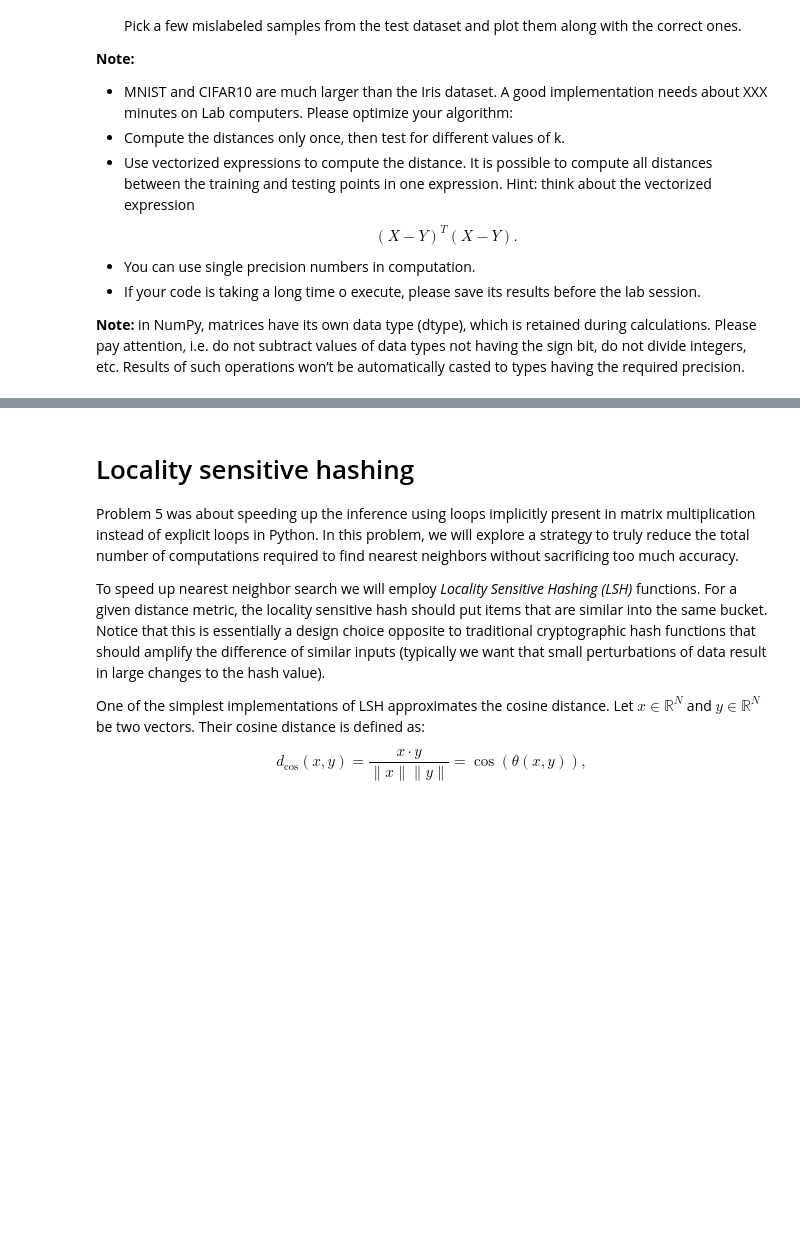
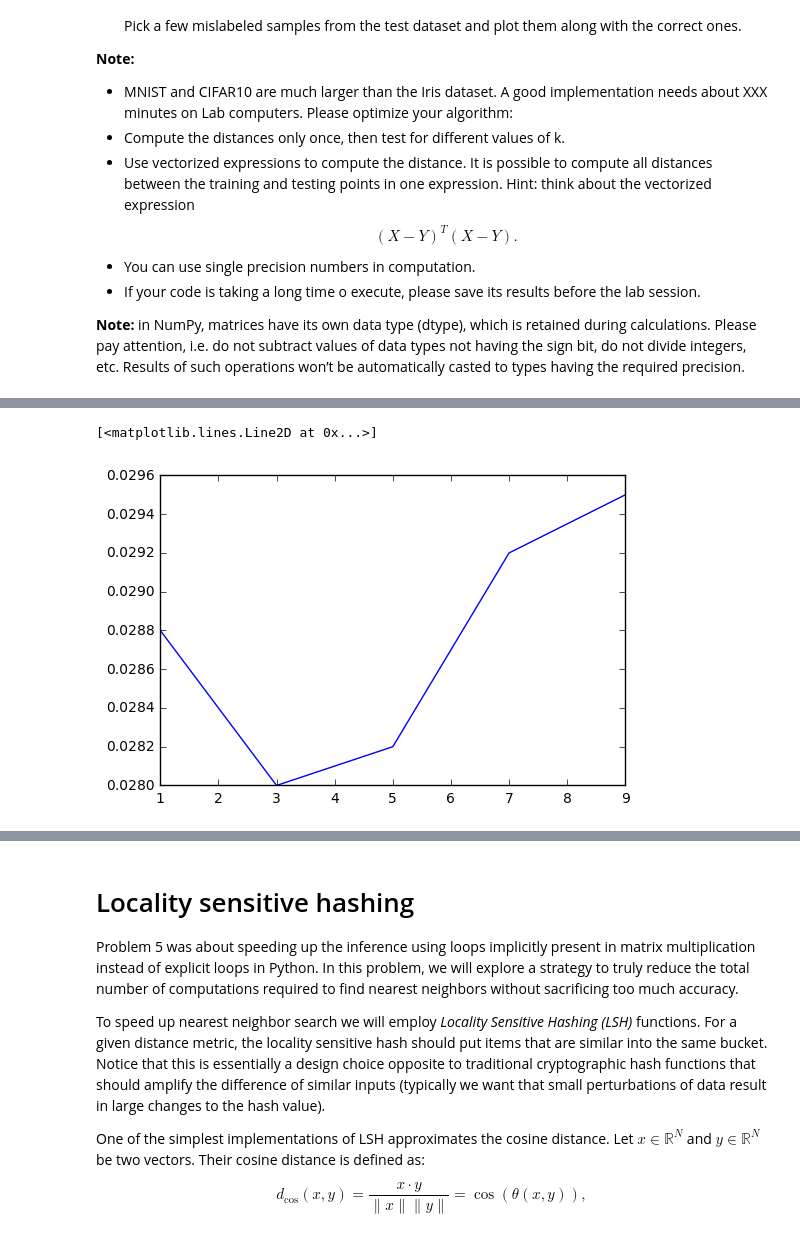
Before and after one commit to zyks/nn_assignments, a Jupyter notebook: assignment1/Assignment1.ipynb, the cells around one changed output, grey strips where cells are left out. Drawn from its saved outputs; the diff is of its cells as text; code cells hidden in the pictures; blank space fills up the shorter version.

```diff
--- a/assignment1/Assignment1.ipynb
+++ b/assignment1/Assignment1.ipynb
@@ -450,23 +483,23 @@ mnist_valid_Y = mnist_validation.data_sources[1].ravel()
 # %%
 from scipy.stats import mode
 
-def KNN(train_X, train_Y, test_X, test_Y, ks, batch_size=200):
+def KNN(train_X, train_Y, test_X, test_Y, ks, batch_size=100):
     """
     Compute error rate for various
     """
     errs = np.zeros((len(ks),))
     for i in xrange(0,test_Y.shape[0], batch_size):
-        batch_X = test_X[i:i + batch_size]
-        batch_Y = test_Y[i:i + batch_size]
-        print("Examples %d:%d Computing distances... " %(i,i+batch_size), end='')
-
+        batch_X = test_X[i: i + batch_size]
+        batch_Y = test_Y[i: i + batch_size]
+        print("Examples %d:%d Computing distances... " % (i, i + batch_size), end='')
         #
         # TODO: fill in an efficient distance matrix computation
         #
-        dists = TODO
+        # dists = np.array([np.sqrt(((train_X - test) ** 2).sum(axis=1)) for test in batch_X])
+        dists = (((train_X[:, np.newaxis, :] - batch_X) ** 2).sum(axis=2))
 
         print("Sorting... ", end='')
-        closest = np.argsort(dists,0)
+        closest = np.argsort(dists, 0)
 
         print("Computing errors...")
         targets = train_Y[closest]
@@ -477,7 +510,7 @@ def KNN(train_X, train_Y, test_X, test_Y, ks, batch_size=200):
             #
             # TODO: fill in error count computation
             #
-            errs[ki] += TODO
+            errs[ki] += (batch_Y != predictions).sum()
 
     errs /= test_Y.shape
     return np.vstack((ks, errs))
@@ -484,8 +529,11 @@ def KNN(train_X, train_Y, test_X, test_Y, ks, batch_size=200):
 # %%
 # Now find the best k on the validation set
 
 mnist_validation_errs = KNN(mnist_train_X, mnist_train_Y, mnist_valid_X, mnist_valid_Y, [1,3,5,7,9])
-plot(mnist_validation_errs[0,:], mnist_validation_errs[1,:])
+plt.plot(mnist_validation_errs[0,:], mnist_validation_errs[1,:])
+# %% [output]
+[<matplotlib.lines.Line2D at 0x...>]
+[figure, added]
 # %%
 # Now use the best k to compute the test error
 
```
Also changed, not shown: parts of 12 cells of this notebook.
